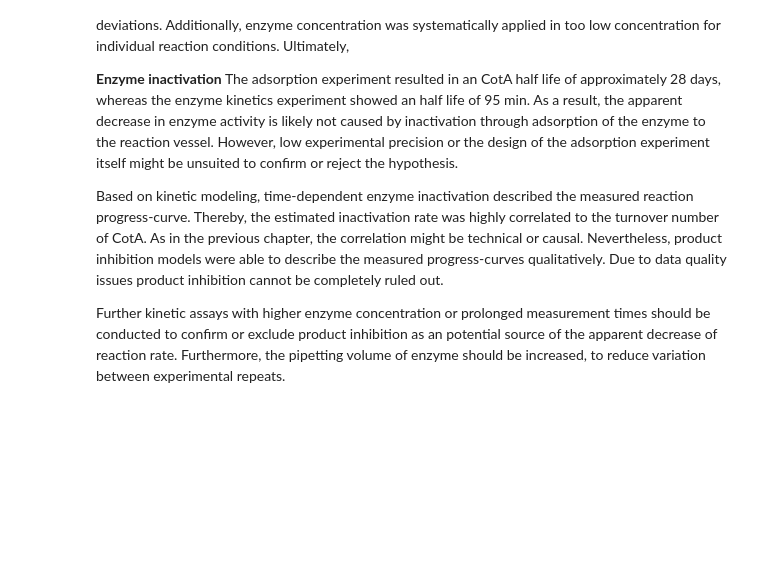
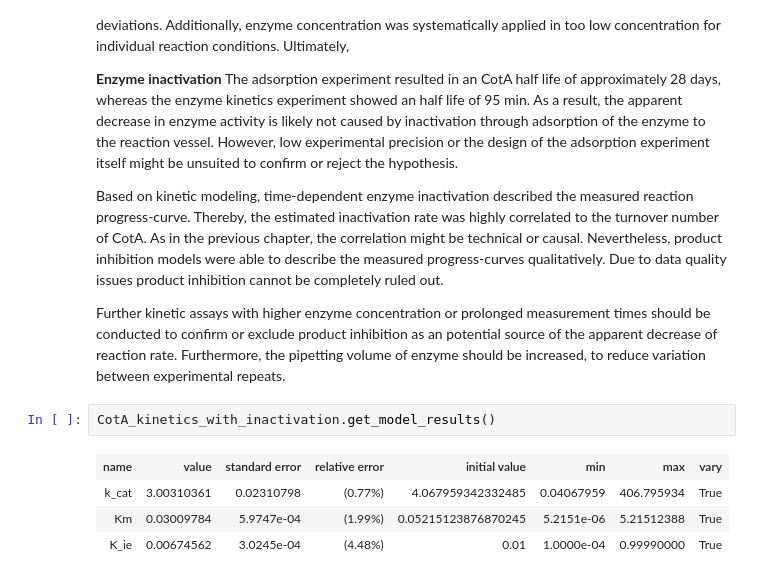
Before and after one commit to haeussma/masterthesis, a Jupyter notebook: book/_build/jupyter_execute/scenarios/enzyme_inactivation.ipynb, the cells around one changed output. Saved outputs shown, nothing was run; the diff lists cells and outputs as text; blank space fills up the shorter version.

```diff
--- a/book/_build/jupyter_execute/scenarios/enzyme_inactivation.ipynb
+++ b/book/_build/jupyter_execute/scenarios/enzyme_inactivation.ipynb
@@ -328,3 +328,10 @@ The adsorption experiment resulted in an CotA half life of approximately 28 days
 Based on kinetic modeling, time-dependent enzyme inactivation described the measured reaction progress-curve. Thereby, the estimated inactivation rate was highly correlated to the turnover number of CotA. As in the previous chapter, the correlation might be technical or causal. Nevertheless, product inhibition models were able to describe the measured progress-curves qualitatively. Due to data quality issues product inhibition cannot be completely ruled out.
 
 Further kinetic assays with higher enzyme concentration or prolonged measurement times should be conducted to confirm or exclude product inhibition as an potential source of the apparent decrease of reaction rate. Furthermore, the pipetting volume of enzyme should be increased, to reduce variation between experimental repeats.
+# %%
+CotA_kinetics_with_inactivation.get_model_results()
+# %% [output]
+| name | value | standard error | relative error | initial value | min | max | vary |
+| k_cat | 3.00310361 | 0.02310798 | (0.77%) | 4.067959342332485 | 0.04067959 | 406.795934 | True |
+| Km | 0.03009784 | 5.9747e-04 | (1.99%) | 0.05215123876870245 | 5.2151e-06 | 5.21512388 | True |
+| K_ie | 0.00674562 | 3.0245e-04 | (4.48%) | 0.01 | 1.0000e-04 | 0.99990000 | True |
```
Also changed, not shown: parts of 3 cells of this notebook, 40 other files.
